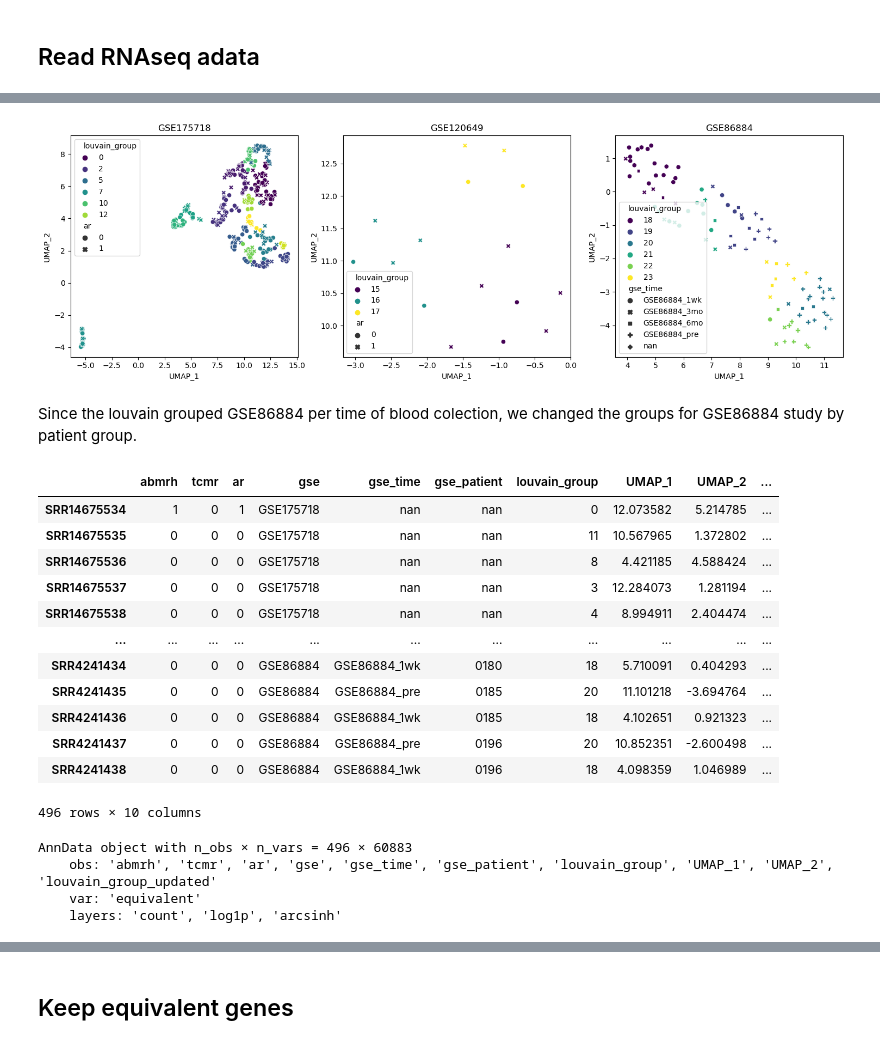
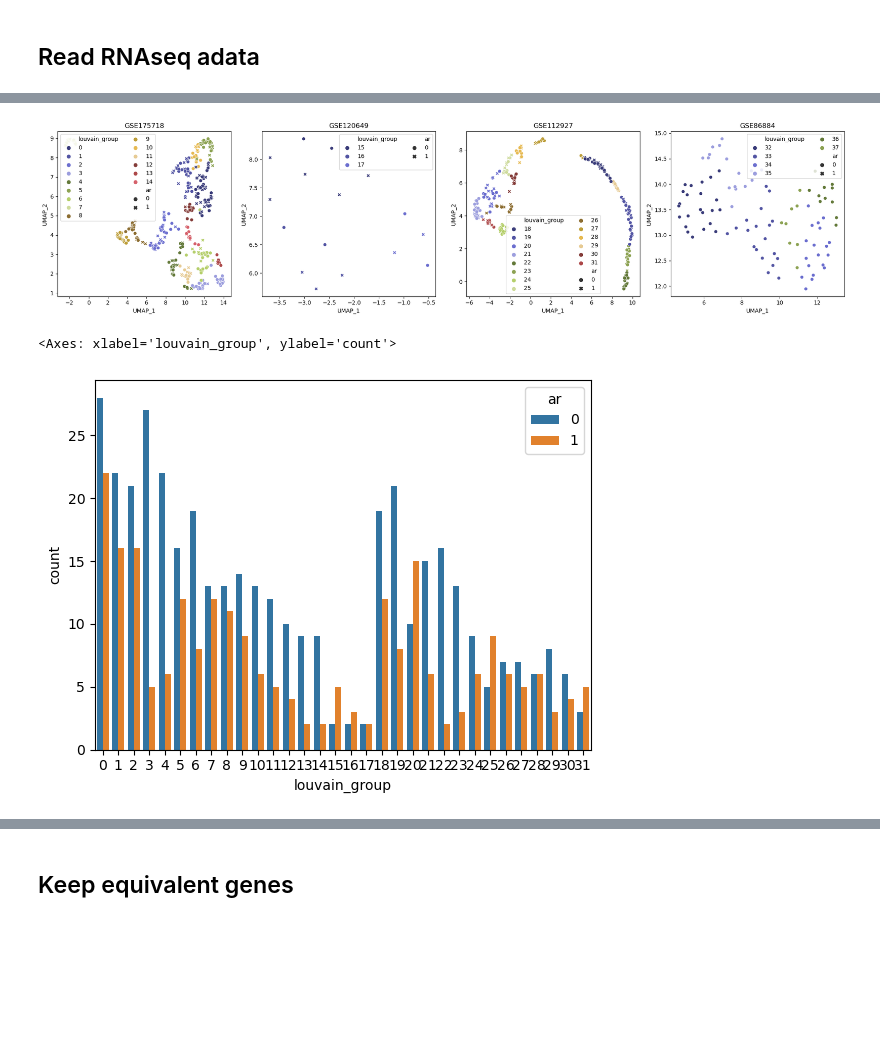
Before and after one commit to guilhermetabordaribas/housekeepingMinerPy, a Jupyter notebook: testing_pkg_hkgMiner.ipynb, the cells around one changed output, grey strips where cells are left out. Saved outputs shown, nothing was run; the diff lists cells and outputs as text; code cells hidden in the pictures; blank space fills up the shorter version.

Commit message:
implement correlation plot

```diff
--- a/testing_pkg_hkgMiner.ipynb
+++ b/testing_pkg_hkgMiner.ipynb
@@ -203,17 +212,15 @@ AnnData object with n_obs × n_vars = 496 × 60883
     var: 'equivalent'
     layers: 'count'
 # %%
-fig = plt.figure(figsize=(15,5))
-for i, gse in enumerate(['GSE175718','GSE120649', 'GSE86884']):
-    ax = fig.add_subplot(1,3,i+1)
+fig = plt.figure(figsize=(20,5))
+for i, gse in enumerate(['GSE175718','GSE120649','GSE112927','GSE86884']):
+    ax = fig.add_subplot(1,4,i+1)
     if gse == 'GSE86884':
-        sns.scatterplot(x='UMAP_1', y='UMAP_2', hue='louvain_group', style='gse_time', palette='viridis', data=adata.obs[adata.obs.gse==gse].dropna(), ax=ax)
+        sns.scatterplot(x='UMAP_1', y='UMAP_2', hue='louvain_group', style='ar', palette='tab20b', data=adata.obs[adata.obs.gse==gse].dropna(), ax=ax)
     else:
-        sns.scatterplot(x='UMAP_1', y='UMAP_2', hue='louvain_group', style='ar', palette='viridis', data=adata.obs[adata.obs.gse==gse], ax=ax)
+        sns.scatterplot(x='UMAP_1', y='UMAP_2', hue='louvain_group', style='ar', palette='tab20b', data=adata.obs[adata.obs.gse==gse], ax=ax)
     ax.set_title(gse)
-    # ax.legend(ncol=2)
+    ax.legend(ncol=2)
 fig.tight_layout()
 # %% [output]
-[figure, old version]
+[figure, new version]
-# %% [markdown]
-Since the louvain grouped GSE86884 per time of blood colection, we changed the groups for GSE86884 study by patient group.
@@ -223,25 +227,6 @@ adata.obs.loc[adata.obs.gse=='GSE86884','louvain_group_updated'] = adata.obs.loc
 # %%
-adata.obs
+sns.countplot(x='louvain_group',hue='ar',data=adata.obs)
 # %% [output]
-|  | abmrh | tcmr | ar | gse | gse_time | gse_patient | louvain_group | UMAP_1 | UMAP_2 | ... |
-| SRR14675534 | 1 | 0 | 1 | GSE175718 | nan | nan | 0 | 12.073582 | 5.214785 | ... |
-| SRR14675535 | 0 | 0 | 0 | GSE175718 | nan | nan | 11 | 10.567965 | 1.372802 | ... |
-| SRR14675536 | 0 | 0 | 0 | GSE175718 | nan | nan | 8 | 4.421185 | 4.588424 | ... |
-| SRR14675537 | 0 | 0 | 0 | GSE175718 | nan | nan | 3 | 12.284073 | 1.281194 | ... |
-| SRR14675538 | 0 | 0 | 0 | GSE175718 | nan | nan | 4 | 8.994911 | 2.404474 | ... |
-| ... | ... | ... | ... | ... | ... | ... | ... | ... | ... | ... |
-| SRR4241434 | 0 | 0 | 0 | GSE86884 | GSE86884_1wk | 0180 | 18 | 5.710091 | 0.404293 | ... |
-| SRR4241435 | 0 | 0 | 0 | GSE86884 | GSE86884_pre | 0185 | 20 | 11.101218 | -3.694764 | ... |
-| SRR4241436 | 0 | 0 | 0 | GSE86884 | GSE86884_1wk | 0185 | 18 | 4.102651 | 0.921323 | ... |
-| SRR4241437 | 0 | 0 | 0 | GSE86884 | GSE86884_pre | 0196 | 20 | 10.852351 | -2.600498 | ... |
-| SRR4241438 | 0 | 0 | 0 | GSE86884 | GSE86884_1wk | 0196 | 18 | 4.098359 | 1.046989 | ... |
-496 rows × 10 columns
+<Axes: xlabel='louvain_group', ylabel='count'>
+[figure, added]
-# %%
-hkg.pp.log_transform(adata, method='log1p')
-hkg.pp.log_transform(adata, method='arcsinh')
-# %% [output]
-AnnData object with n_obs × n_vars = 496 × 60883
-    obs: 'abmrh', 'tcmr', 'ar', 'gse', 'gse_time', 'gse_patient', 'louvain_group', 'UMAP_1', 'UMAP_2', 'louvain_group_updated'
-    var: 'equivalent'
-    layers: 'count', 'log1p', 'arcsinh'
 # %%
```
Also changed, not shown: parts of 56 cells of this notebook, 1 other file.
